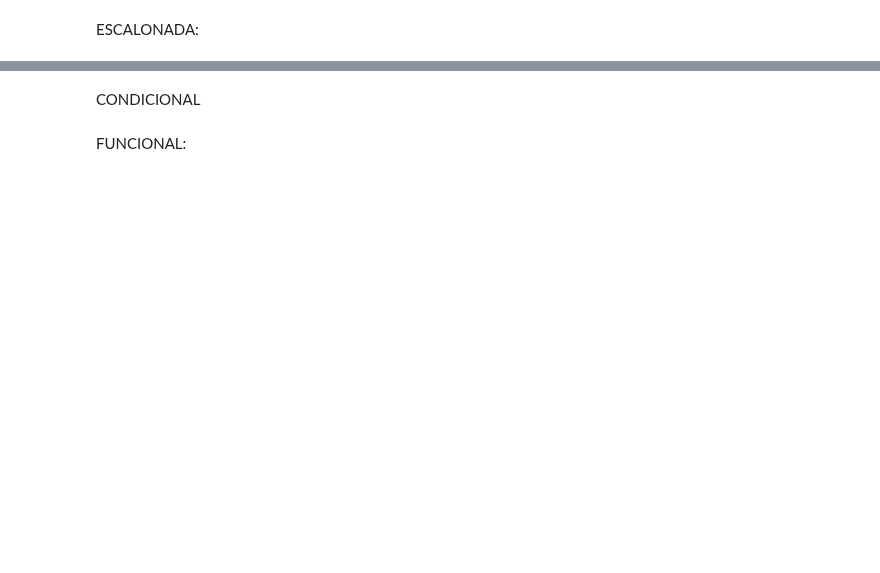
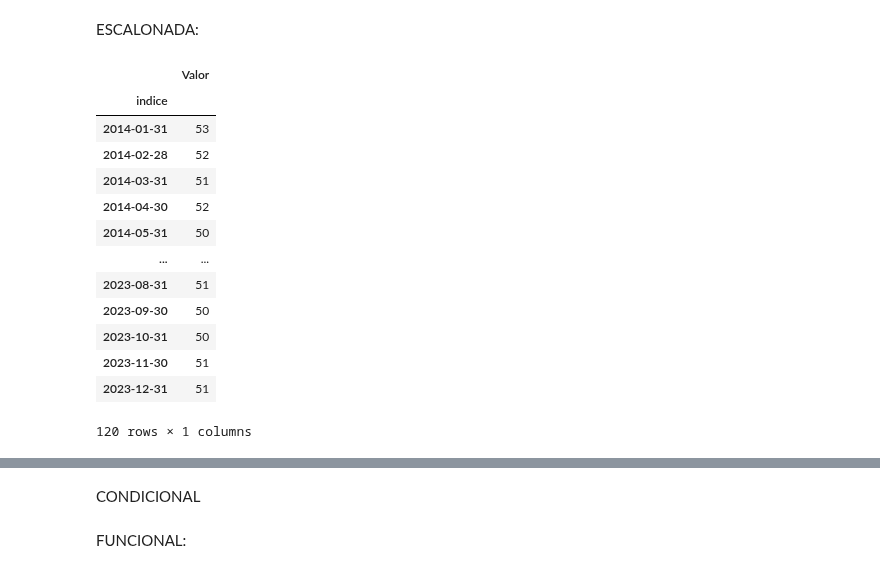
Before and after one commit to davidraamirez/drift-detection_data-augmentation, a Jupyter notebook: multivariables/Variable_objetivo.ipynb, the cells around one changed output, grey strips where cells are left out. Drawn from its saved outputs; the diff is of its cells as text; code cells hidden in the pictures; blank space fills up the shorter version.

```diff
--- a/multivariables/Variable_objetivo.ipynb
+++ b/multivariables/Variable_objetivo.ipynb
@@ -247,6 +248,23 @@ def f(x):
 # %%
 def g(x):
     return x-7
+# %%
+df
+# %% [output]
+|  | Valor |
+| indice |  |
+| 2014-01-31 | 53 |
+| 2014-02-28 | 52 |
+| 2014-03-31 | 51 |
+| 2014-04-30 | 52 |
+| 2014-05-31 | 50 |
+| ... | ... |
+| 2023-08-31 | 51 |
+| 2023-09-30 | 50 |
+| 2023-10-31 | 50 |
+| 2023-11-30 | 51 |
+| 2023-12-31 | 51 |
+120 rows × 1 columns
 # %%
 objetivo_escalonada(df,f,g,52)
 # %% [output]
```
Also changed, not shown: parts of 8 cells of this notebook.
